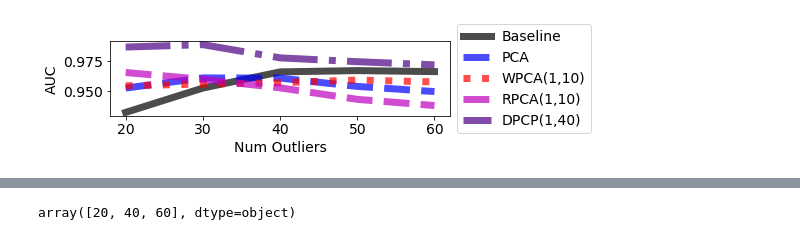
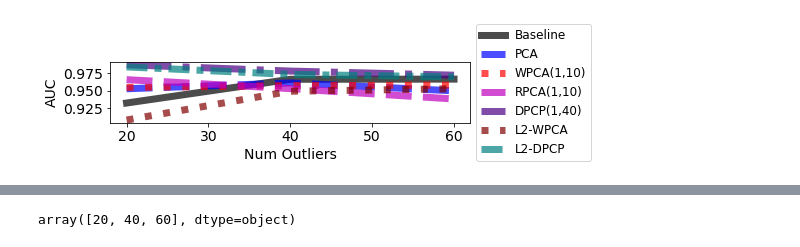
Before and after one commit to MasseyGhalayani/Paper01_funWithFlags, a Jupyter notebook: RemoteSensing/plots.ipynb, the cells around one changed output, grey strips where cells are left out. Drawn from its saved outputs; the diff is of its cells as text; code cells hidden in the pictures.

```diff
--- a/RemoteSensing/plots.ipynb
+++ b/RemoteSensing/plots.ipynb
@@ -44,0 +177,20 @@ def get_curves(labels, n_out: int, trials: list = [0], pca_type: str = 'pca', ba
+# %%
+colors = ['b',  'r','maroon','indigo', 'teal','k']
+linestyles = ['--',  ':',  'dashdot', 'dotted', (0, (3, 1, 1, 1)), (0, (5, 2)), (0, (3, 1, 1, 1, 1, 1)), (0, (5, 2, 1, 2)), (0, (3, 1, 1, 1, 1, 1, 1, 1))]
+
+plt.rcParams.update({'font.size': 14})
+plt.figure(figsize = (8,2))
+
+ii=0
+for alg, alg_lbl in zip(['PCA',  'WPCA[1, 10]', 'L2-WPCA', 'DPCP[1, 10]',  'L2-DPCP', 'Man-RPCA'], ['PCA',  'WPCA(1,10)',  'L2-WPCA', 'DPCP(1,40)', 'L2-DPCP', 'Man-RPCA']):
+    if str([10]) not in alg:
+        idx = res['Algorithm'] == alg
+        sel_res = res[idx]
+        plt.plot(sel_res['Num Outliers'].values, sel_res['AUC'].values, label = alg_lbl, lw = 1.5, alpha = .7, color = colors[ii], linestyle = linestyles[ii], marker = 'o')
+        ii+=1
+# plt.ylim([.8, 1])
+# plt.legend(loc='center left', bbox_to_anchor=(1, 0.5), fontsize = 12)
+plt.ylabel('AUC')
+plt.xlabel('Num Outliers')
+plt.tight_layout()
+plt.savefig('landuse_auc.pdf')
@@ -118,7 +288,7 @@ fl_ids = ['(10)', '(1,10)']
 
 # fig, axs = plt.subplots(1,3, figsize = (9,3))
 jj=0
-for n_out in [20,30,40,50,60]: #,80,100]: #,64,128]:
+for n_out in [20,40,60]: #,80,100]: #,64,128]:
     labels = [0]*n_in + [1]*n_out
     ii=0
     # axs[jj].set_title(f'{n_out} Outliers')
@@ -150,13 +320,24 @@ for n_out in [20,30,40,50,60]: #,80,100]: #,64,128]:
         res = pd.concat([res, row])
         ii+=1
 
-    for fl_type, fl_id in zip(fl_types, fl_ids):
+    for fl_type, fl_id in zip(fl_types, dfl_ids):
 
         fpr, tpr, roc_auc = get_curves(labels, n_out, trials, 'dpcp', fl_type = fl_type)
         # axs[jj].plot(fpr, tpr, alpha = .6, lw = 5, color = colors[ii], linestyle = linestyles[ii], label = f'DPCP{fl_id}')# (AUC = {np.round(roc_auc,2)})')
         row = pd.DataFrame(columns = res.columns, data = [[n_out, f'DPCP{fl_type}', roc_auc]])
         res = pd.concat([res, row])
         ii+=1
+
+
+    fpr, tpr, roc_auc = get_curves(labels, n_out, trials, 'wpca_base')
+    row = pd.DataFrame(columns = res.columns, data = [[n_out, f'L2-WPCA', roc_auc]])
+    res = pd.concat([res, row])
+    ii+=1
+
+    fpr, tpr, roc_auc = get_curves(labels, n_out, trials, 'dpcp_base')
+    row = pd.DataFrame(columns = res.columns, data = [[n_out, f'L2-DPCP', roc_auc]])
+    res = pd.concat([res, row])
+    ii+=1
 
 
     # axs[jj].set_xlabel('FPR')
@@ -164,35 +345,35 @@ for n_out in [20,30,40,50,60]: #,80,100]: #,64,128]:
     # axs[jj].set_xlim([0,.15])
     # axs[jj].set_ylim([.2,1.01])
 
 
 
 
     jj+=1
 
 # axs[0].set_ylabel('TPR')
 
 # axs[2].legend(loc='center left', bbox_to_anchor=(1, 0.5), fontsize = 14)
 # plt.tight_layout()
 # plt.savefig('landuse_roc.pdf')
 
-colors = ['k', 'b',  'r', 'm', 'indigo']
+colors = ['k', 'b',  'r', 'm', 'indigo','maroon', 'teal']
 linestyles = ['solid', '--',  ':', 'dashed', 'dashdot', 'dotted', (0, (3, 1, 1, 1)), (0, (5, 2)), (0, (3, 1, 1, 1, 1, 1)), (0, (5, 2, 1, 2)), (0, (3, 1, 1, 1, 1, 1, 1, 1))]
 
 plt.rcParams.update({'font.size': 14})
 plt.figure(figsize = (8,2))
 
 ii=0
-for alg, alg_lbl in zip(['PCA All','PCA',  'WPCA[1, 10]', 'RPCA[1, 10]', 'DPCP[1, 10]'], ['Baseline', 'PCA',  'WPCA(1,10)', 'RPCA(1,10)', 'DPCP(1,40)']):
+for alg, alg_lbl in zip(['PCA All','PCA',  'WPCA[1, 10]', 'RPCA[1, 10]', 'DPCP[1, 10]', 'L2-WPCA', 'L2-DPCP'], ['Baseline', 'PCA',  'WPCA(1,10)', 'RPCA(1,10)', 'DPCP(1,40)', 'L2-WPCA', 'L2-DPCP']):
     if str([10]) not in alg:
         idx = res['Algorithm'] == alg
         sel_res = res[idx]
         plt.plot(sel_res['Num Outliers'].values, sel_res['AUC'].values, label = alg_lbl, lw = 7, alpha = .7, color = colors[ii], linestyle = linestyles[ii])
         ii+=1
 # plt.ylim([.8, 1])
-plt.legend(loc='center left', bbox_to_anchor=(1, 0.5), fontsize = 14)
+plt.legend(loc='center left', bbox_to_anchor=(1, 0.5), fontsize = 12)
 plt.ylabel('AUC')
 plt.xlabel('Num Outliers')
 plt.tight_layout()
-plt.savefig('landuse_auc.pdf')
+# plt.savefig('landuse_auc.pdf')
 # %% [output]
-[figure, old version]
+[figure, new version]
```
Also changed, not shown: parts of 5 cells of this notebook, 17 other files.
